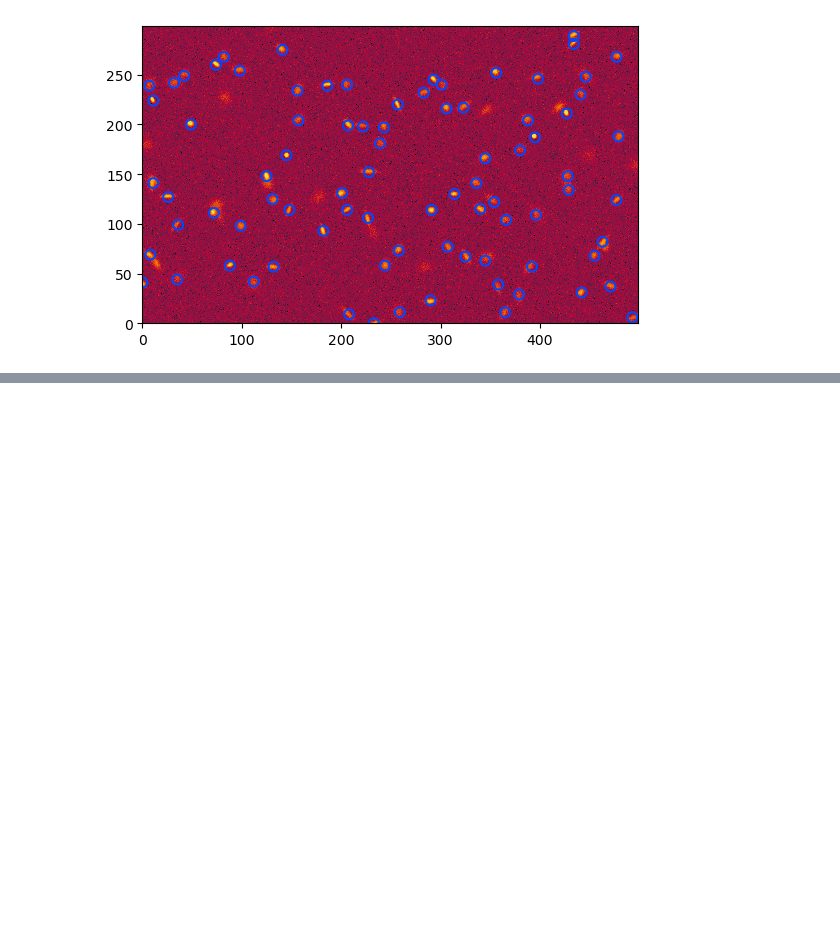
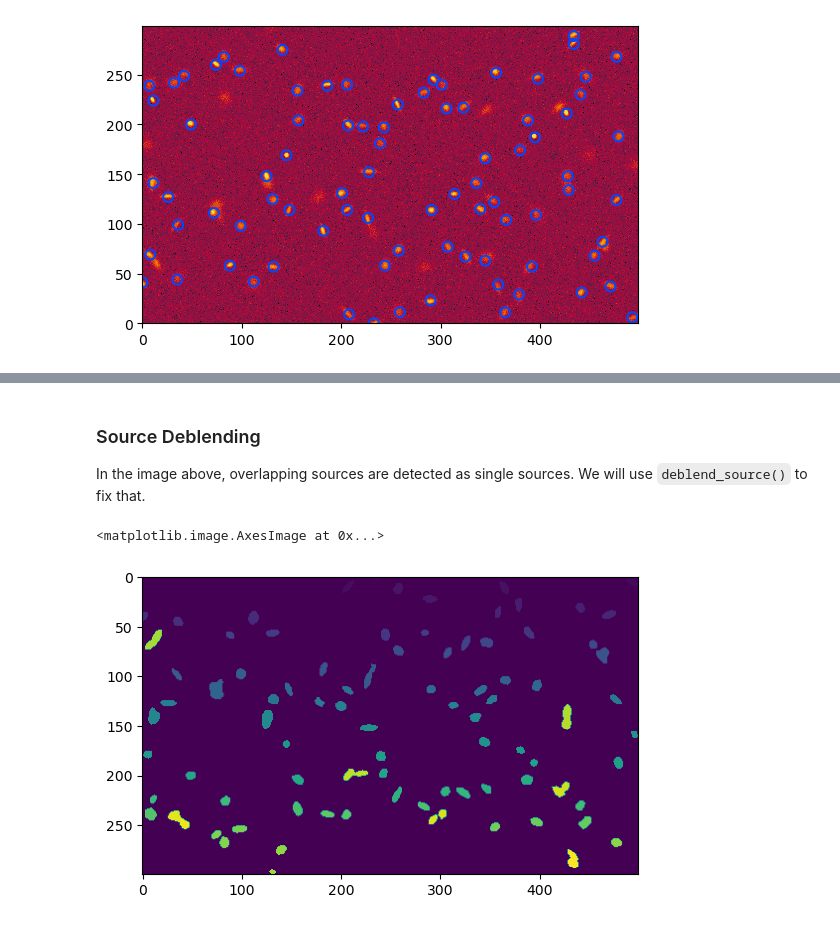
Before and after one commit to devkhullar/Tutorials, a Jupyter notebook: Photutils.ipynb, the cells around one changed output, grey strips where cells are left out. Cells and saved outputs as stored; diff of their text form; code cells hidden in the pictures; blank space fills up the shorter version.

```diff
--- a/Photutils.ipynb
+++ b/Photutils.ipynb
@@ -149,0 +201,16 @@ plt.ylim(0, data.shape[0] - 1)
+# %% [markdown]
+### Source Deblending
+In the image above, overlapping sources are detected as single sources. We will use `deblend_source()` to fix that.
+# %%
+# Can control deblending with `nlevels` and `contrast`
+segm_deblend = deblend_sources(convolved_data, segment_map,
+                              npixels=10,
+                              nlevels=32,  # number of multi-thresholding levels to use
+                              contrast=0.001,  # fraction of total source flux that a local peak must
+                                               # have to be considered a separate object
+                              progress_bar=False)
+# %%
+plt.imshow(segm_deblend)
+# %% [output]
+<matplotlib.image.AxesImage at 0x...>
+[figure, added]
```
Also changed, not shown: parts of 38 cells of this notebook, 1 other file.
